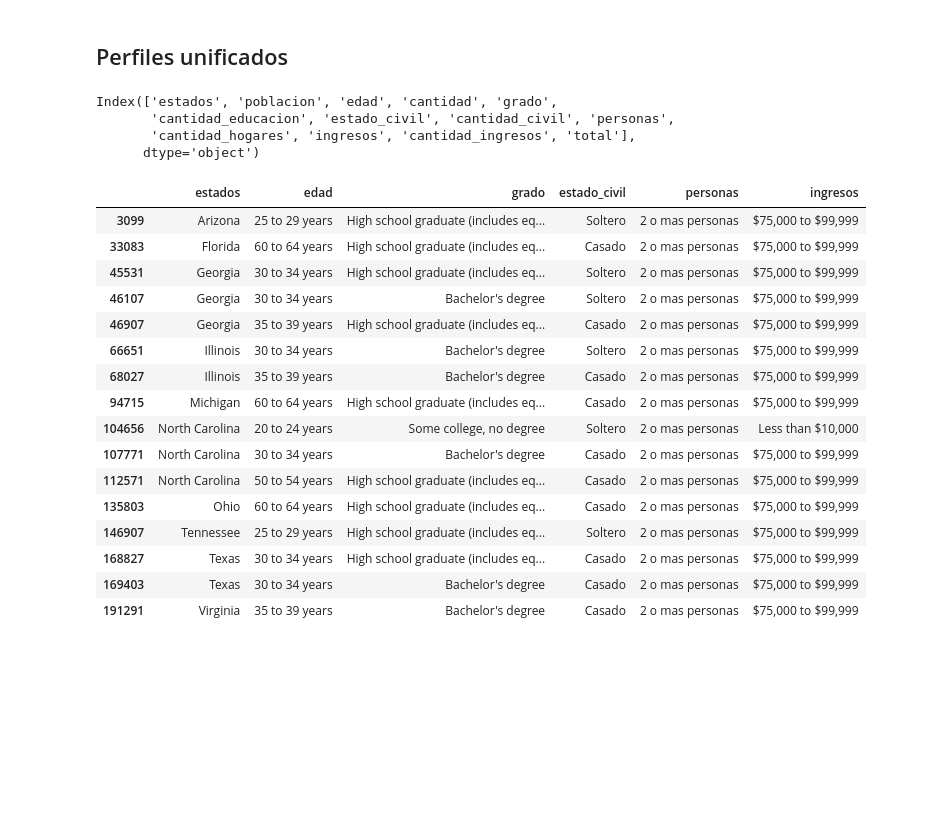
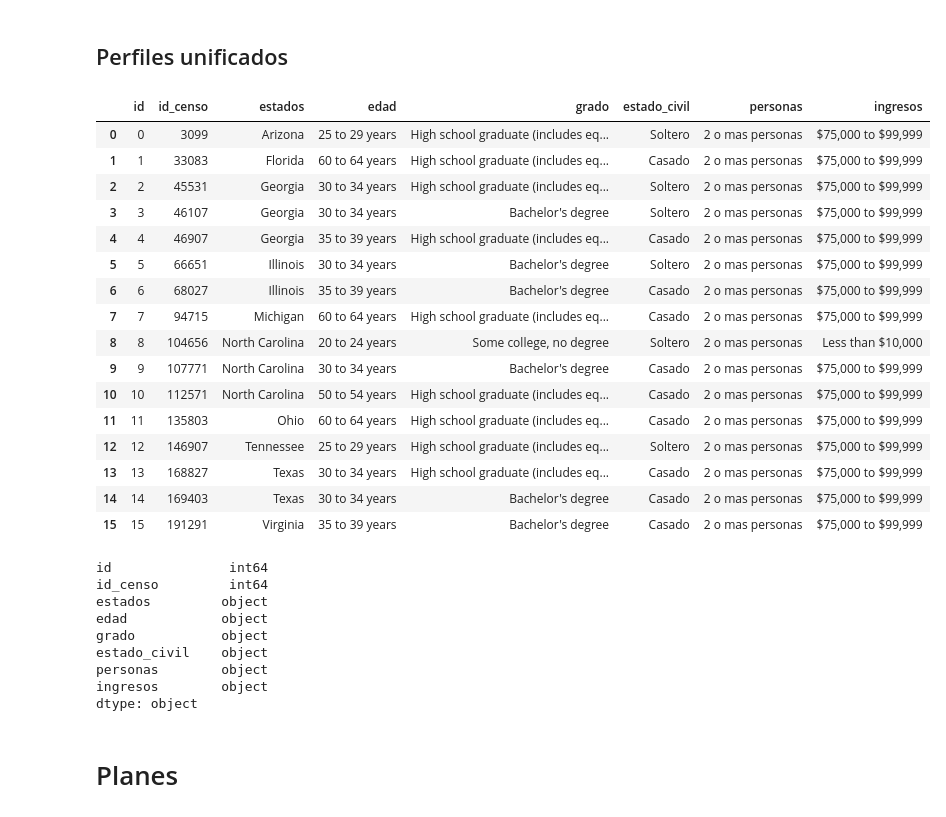
Before and after one commit to Lorena20U/proyect_bi, a Jupyter notebook: etl_nuevo_formato.ipynb, the cells around one changed output. Saved outputs shown, nothing was run; the diff lists cells and outputs as text; code cells hidden in the pictures; blank space fills up the shorter version.

```diff
--- a/etl_nuevo_formato.ipynb
+++ b/etl_nuevo_formato.ipynb
@@ -729,41 +741,49 @@ perfil_virginia
 | 191291 | Virginia | 8642274 | 35 to 39 years | 600446 | Bachelor's degree | 86465 | Casado | 345506 | ... |
 # %% [markdown]
 ## Perfiles unificados
+# %%
+perfiles = pd.concat([perfil_arizona,
+           perfil_florida,
+           perfil_georgia,
+           perfil_illinois,
+           perfil_michigan,
+           perfil_carolina,
+           perfil_ohio,
+           perfil_tennessee,
+           perfil_texas,
+           perfil_virginia])
+perfiles = perfiles[['estados', 'edad', 'grado', 'estado_civil', 'personas', 'ingresos']].reset_index().reset_index()
+perfiles = perfiles.rename(columns={'index':'id_censo', 'level_0':'id'})
+perfiles
+# %% [output]
+|  | id | id_censo | estados | edad | grado | estado_civil | personas | ingresos |
+| 0 | 0 | 3099 | Arizona | 25 to 29 years | High school graduate (includes eq... | Soltero | 2 o mas personas | $75,000 to $99,999 |
+| 1 | 1 | 33083 | Florida | 60 to 64 years | High school graduate (includes eq... | Casado | 2 o mas personas | $75,000 to $99,999 |
+| 2 | 2 | 45531 | Georgia | 30 to 34 years | High school graduate (includes eq... | Soltero | 2 o mas personas | $75,000 to $99,999 |
+| 3 | 3 | 46107 | Georgia | 30 to 34 years | Bachelor's degree | Soltero | 2 o mas personas | $75,000 to $99,999 |
+| 4 | 4 | 46907 | Georgia | 35 to 39 years | High school graduate (includes eq... | Casado | 2 o mas personas | $75,000 to $99,999 |
+| 5 | 5 | 66651 | Illinois | 30 to 34 years | Bachelor's degree | Soltero | 2 o mas personas | $75,000 to $99,999 |
+| 6 | 6 | 68027 | Illinois | 35 to 39 years | Bachelor's degree | Casado | 2 o mas personas | $75,000 to $99,999 |
+| 7 | 7 | 94715 | Michigan | 60 to 64 years | High school graduate (includes eq... | Casado | 2 o mas personas | $75,000 to $99,999 |
+| 8 | 8 | 104656 | North Carolina | 20 to 24 years | Some college, no degree | Soltero | 2 o mas personas | Less than $10,000 |
+| 9 | 9 | 107771 | North Carolina | 30 to 34 years | Bachelor's degree | Casado | 2 o mas personas | $75,000 to $99,999 |
+| 10 | 10 | 112571 | North Carolina | 50 to 54 years | High school graduate (includes eq... | Casado | 2 o mas personas | $75,000 to $99,999 |
+| 11 | 11 | 135803 | Ohio | 60 to 64 years | High school graduate (includes eq... | Casado | 2 o mas personas | $75,000 to $99,999 |
+| 12 | 12 | 146907 | Tennessee | 25 to 29 years | High school graduate (includes eq... | Soltero | 2 o mas personas | $75,000 to $99,999 |
+| 13 | 13 | 168827 | Texas | 30 to 34 years | High school graduate (includes eq... | Casado | 2 o mas personas | $75,000 to $99,999 |
+| 14 | 14 | 169403 | Texas | 30 to 34 years | Bachelor's degree | Casado | 2 o mas personas | $75,000 to $99,999 |
+| 15 | 15 | 191291 | Virginia | 35 to 39 years | Bachelor's degree | Casado | 2 o mas personas | $75,000 to $99,999 |
 # %%
-perfiles.columns
+perfiles.dtypes
 # %% [output]
-Index(['estados', 'poblacion', 'edad', 'cantidad', 'grado',
-       'cantidad_educacion', 'estado_civil', 'cantidad_civil', 'personas',
-       'cantidad_hogares', 'ingresos', 'cantidad_ingresos', 'total'],
-      dtype='object')
+id               int64
+id_censo         int64
+estados         object
+edad            object
+grado           object
+estado_civil    object
+personas        object
+ingresos        object
+dtype: object
-# %%
-perfiles = pd.concat([perfil_arizona,
-           perfil_florida,
-           perfil_georgia,
-           perfil_illinois,
-           perfil_michigan,
-           perfil_carolina,
-           perfil_ohio,
-           perfil_tennessee,
-           perfil_texas,
-           perfil_virginia])
-perfiles = perfiles[['estados', 'edad', 'grado', 'estado_civil', 'personas', 'ingresos']]
-perfiles
-# %% [output]
-|  | estados | edad | grado | estado_civil | personas | ingresos |
-| 3099 | Arizona | 25 to 29 years | High school graduate (includes eq... | Soltero | 2 o mas personas | $75,000 to $99,999 |
-| 33083 | Florida | 60 to 64 years | High school graduate (includes eq... | Casado | 2 o mas personas | $75,000 to $99,999 |
-| 45531 | Georgia | 30 to 34 years | High school graduate (includes eq... | Soltero | 2 o mas personas | $75,000 to $99,999 |
-| 46107 | Georgia | 30 to 34 years | Bachelor's degree | Soltero | 2 o mas personas | $75,000 to $99,999 |
-| 46907 | Georgia | 35 to 39 years | High school graduate (includes eq... | Casado | 2 o mas personas | $75,000 to $99,999 |
-| 66651 | Illinois | 30 to 34 years | Bachelor's degree | Soltero | 2 o mas personas | $75,000 to $99,999 |
-| 68027 | Illinois | 35 to 39 years | Bachelor's degree | Casado | 2 o mas personas | $75,000 to $99,999 |
-| 94715 | Michigan | 60 to 64 years | High school graduate (includes eq... | Casado | 2 o mas personas | $75,000 to $99,999 |
-| 104656 | North Carolina | 20 to 24 years | Some college, no degree | Soltero | 2 o mas personas | Less than $10,000 |
-| 107771 | North Carolina | 30 to 34 years | Bachelor's degree | Casado | 2 o mas personas | $75,000 to $99,999 |
-| 112571 | North Carolina | 50 to 54 years | High school graduate (includes eq... | Casado | 2 o mas personas | $75,000 to $99,999 |
-| 135803 | Ohio | 60 to 64 years | High school graduate (includes eq... | Casado | 2 o mas personas | $75,000 to $99,999 |
-| 146907 | Tennessee | 25 to 29 years | High school graduate (includes eq... | Soltero | 2 o mas personas | $75,000 to $99,999 |
-| 168827 | Texas | 30 to 34 years | High school graduate (includes eq... | Casado | 2 o mas personas | $75,000 to $99,999 |
-| 169403 | Texas | 30 to 34 years | Bachelor's degree | Casado | 2 o mas personas | $75,000 to $99,999 |
-| 191291 | Virginia | 35 to 39 years | Bachelor's degree | Casado | 2 o mas personas | $75,000 to $99,999 |
+# %% [markdown]
+# Planes
```
Also changed, not shown: parts of 69 cells of this notebook.
